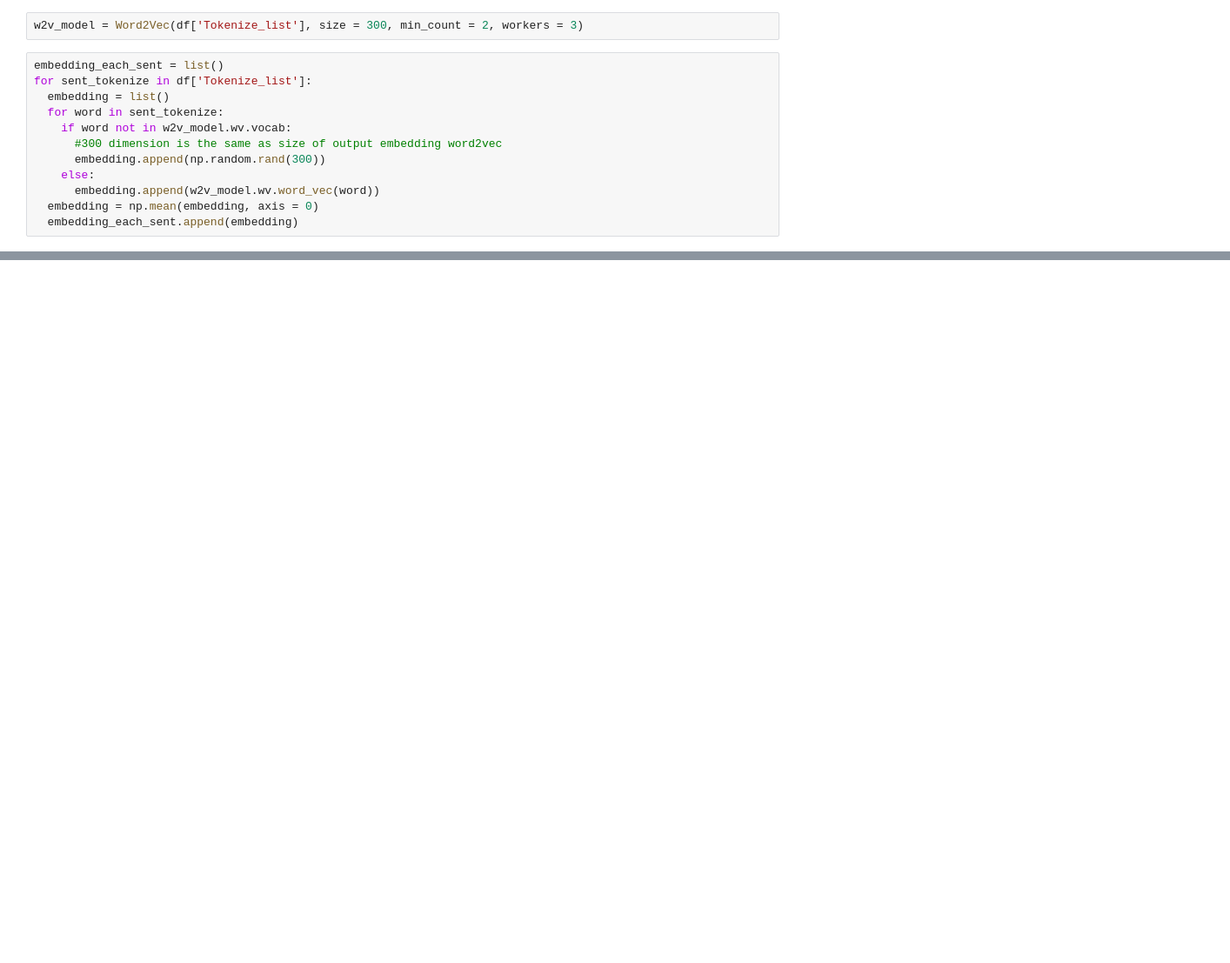
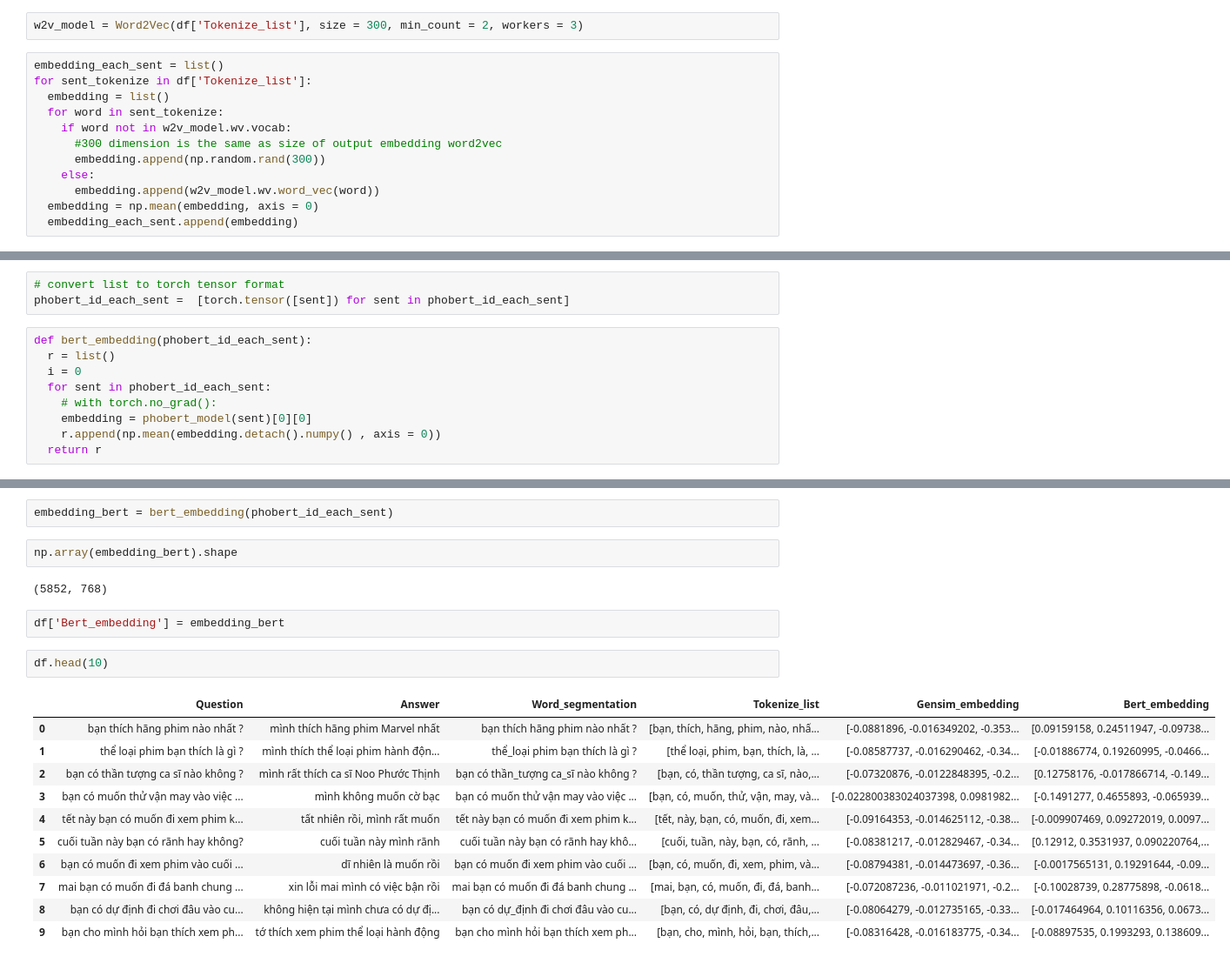
Before and after one commit to 1000Roses/NLP_course, a Jupyter notebook: final_bai1.ipynb, the cells around one changed output, grey strips where cells are left out. Shown at 87% size. Saved outputs shown, nothing was run; the diff lists cells and outputs as text; blank space fills up the shorter version.

```diff
--- a/final_bai1.ipynb
+++ b/final_bai1.ipynb
@@ -198,0 +226,12 @@ def ir_gensim(question):
+# %%
+# convert list to torch tensor format
+phobert_id_each_sent =  [torch.tensor([sent]) for sent in phobert_id_each_sent]
+# %%
+def bert_embedding(phobert_id_each_sent):
+  r = list()
+  i = 0
+  for sent in phobert_id_each_sent:
+    # with torch.no_grad():
+    embedding = phobert_model(sent)[0][0]
+    r.append(np.mean(embedding.detach().numpy() , axis = 0))
+  return r
@@ -198,0 +254,22 @@ def ir_gensim(question):
+# %%
+embedding_bert = bert_embedding(phobert_id_each_sent)
+# %%
+np.array(embedding_bert).shape
+# %% [output]
+(5852, 768)
+# %%
+df['Bert_embedding'] = embedding_bert
+# %%
+df.head(10)
+# %% [output]
+|  | Question | Answer | Word_segmentation | Tokenize_list | Gensim_embedding | Bert_embedding |
+| 0 | bạn thích hãng phim nào nhất ? | mình thích hãng phim Marvel nhất | bạn thích hãng phim nào nhất ? | [bạn, thích, hãng, phim, nào, nhấ... | [-0.0881896, -0.016349202, -0.353... | [0.09159158, 0.24511947, -0.09738... |
+| 1 | thể loại phim bạn thích là gì ? | mình thích thể loại phim hành độn... | thể_loại phim bạn thích là gì ? | [thể loại, phim, bạn, thích, là, ... | [-0.08587737, -0.016290462, -0.34... | [-0.01886774, 0.19260995, -0.0466... |
+| 2 | bạn có thần tượng ca sĩ nào không ? | mình rất thích ca sĩ Noo Phước Thịnh | bạn có thần_tượng ca_sĩ nào không ? | [bạn, có, thần tượng, ca sĩ, nào,... | [-0.07320876, -0.0122848395, -0.2... | [0.12758176, -0.017866714, -0.149... |
+| 3 | bạn có muốn thử vận may vào việc ... | mình không muốn cờ bạc | bạn có muốn thử vận may vào việc ... | [bạn, có, muốn, thử, vận, may, và... | [-0.022800383024037398, 0.0981982... | [-0.1491277, 0.4655893, -0.065939... |
+| 4 | tết này bạn có muốn đi xem phim k... | tất nhiên rồi, mình rất muốn | tết này bạn có muốn đi xem phim k... | [tết, này, bạn, có, muốn, đi, xem... | [-0.09164353, -0.014625112, -0.38... | [-0.009907469, 0.09272019, 0.0097... |
+| 5 | cuối tuần này bạn có rãnh hay không? | cuối tuần này mình rãnh | cuối tuần này bạn có rãnh hay khô... | [cuối, tuần, này, bạn, có, rãnh, ... | [-0.08381217, -0.012829467, -0.34... | [0.12912, 0.3531937, 0.090220764,... |
+| 6 | bạn có muốn đi xem phim vào cuối ... | dĩ nhiên là muốn rồi | bạn có muốn đi xem phim vào cuối ... | [bạn, có, muốn, đi, xem, phim, và... | [-0.08794381, -0.014473697, -0.36... | [-0.0017565131, 0.19291644, -0.09... |
+| 7 | mai bạn có muốn đi đá banh chung ... | xin lỗi mai mình có việc bận rồi | mai bạn có muốn đi đá banh chung ... | [mai, bạn, có, muốn, đi, đá, banh... | [-0.072087236, -0.011021971, -0.2... | [-0.10028739, 0.28775898, -0.0618... |
+| 8 | bạn có dự định đi chơi đâu vào cu... | không hiện tại mình chưa có dự đị... | bạn có dự_định đi chơi đâu vào cu... | [bạn, có, dự định, đi, chơi, đâu,... | [-0.08064279, -0.012735165, -0.33... | [-0.017464964, 0.10116356, 0.0673... |
+| 9 | bạn cho mình hỏi bạn thích xem ph... | tớ thích xem phim thể loại hành động | bạn cho mình hỏi bạn thích xem ph... | [bạn, cho, mình, hỏi, bạn, thích,... | [-0.08316428, -0.016183775, -0.34... | [-0.08897535, 0.1993293, 0.138609... |
```
Also changed, not shown: parts of 24 cells of this notebook.
